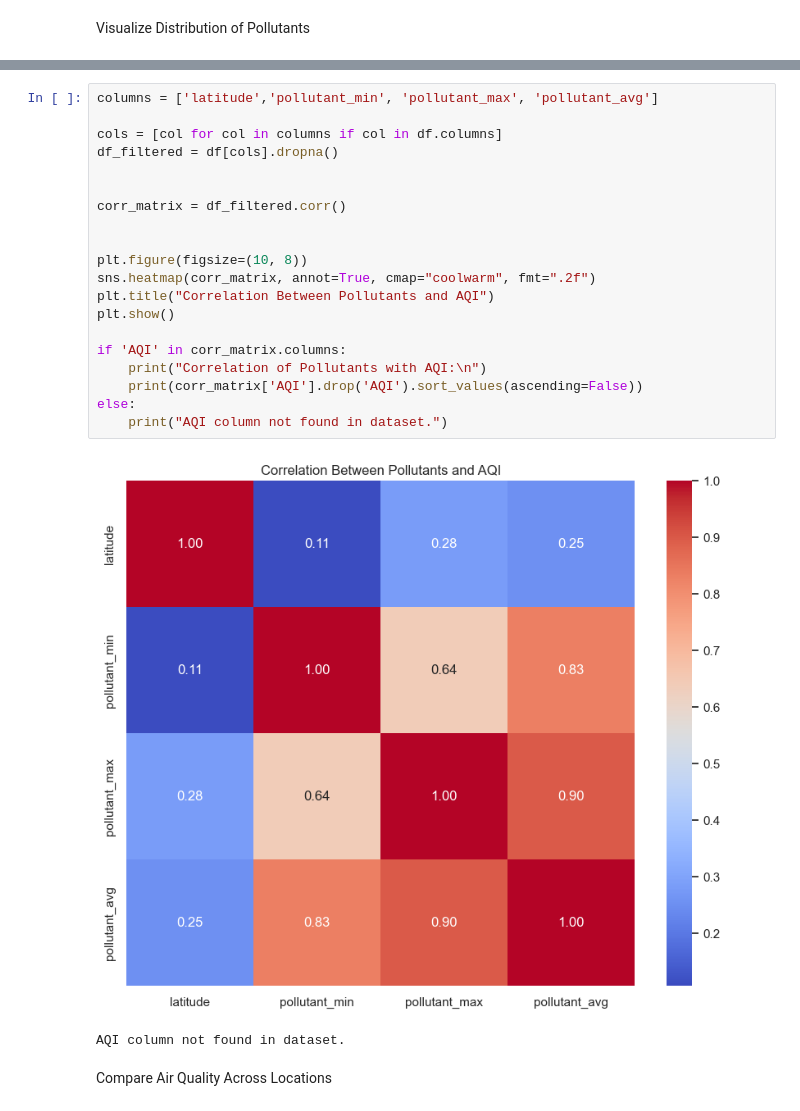
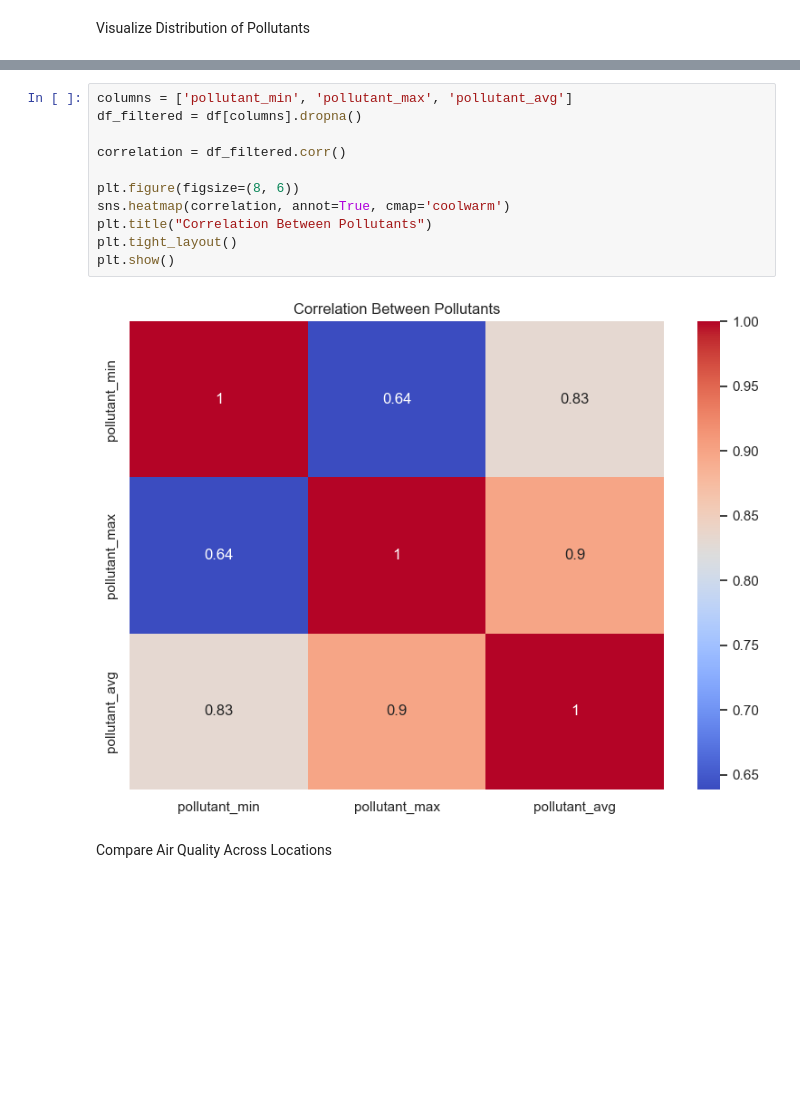
Before and after one commit to vanshsharma123456/Air-Quality-and-Pollution-Data-Across-Indian-Cities, a Jupyter notebook: Python CA2.ipynb, the cells around one changed output, grey strips where cells are left out. Drawn from its saved outputs; the diff is of its cells as text; blank space fills up the shorter version.

```diff
--- a/Python CA2.ipynb
+++ b/Python CA2.ipynb
@@ -95,26 +89,16 @@ Analyze Correlation Between Pollutants and AQI
 # %%
-columns = ['latitude','pollutant_min', 'pollutant_max', 'pollutant_avg']
+columns = ['pollutant_min', 'pollutant_max', 'pollutant_avg']
+df_filtered = df[columns].dropna()
 
-cols = [col for col in columns if col in df.columns]
-df_filtered = df[cols].dropna()
+correlation = df_filtered.corr()
 
-
-corr_matrix = df_filtered.corr()
-
-
-plt.figure(figsize=(10, 8))
-sns.heatmap(corr_matrix, annot=True, cmap="coolwarm", fmt=".2f")
-plt.title("Correlation Between Pollutants and AQI")
+plt.figure(figsize=(8, 6))
+sns.heatmap(correlation, annot=True, cmap='coolwarm')
+plt.title("Correlation Between Pollutants")
+plt.tight_layout()
 plt.show()
-
-if 'AQI' in corr_matrix.columns:
-    print("Correlation of Pollutants with AQI:\n")
-    print(corr_matrix['AQI'].drop('AQI').sort_values(ascending=False))
-else:
-    print("AQI column not found in dataset.")
 # %% [output]
-[figure, old version]
+[figure, new version]
-AQI column not found in dataset.
 # %% [markdown]
 Compare Air Quality Across Locations
 # %%
```
Also changed, not shown: parts of 15 cells of this notebook.
